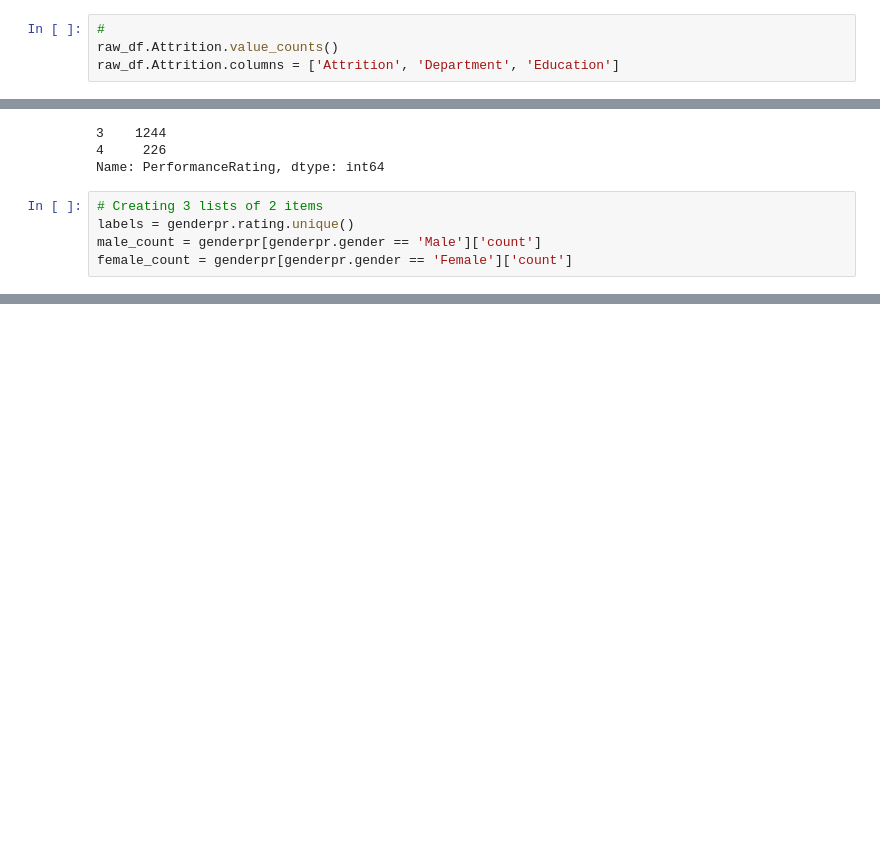
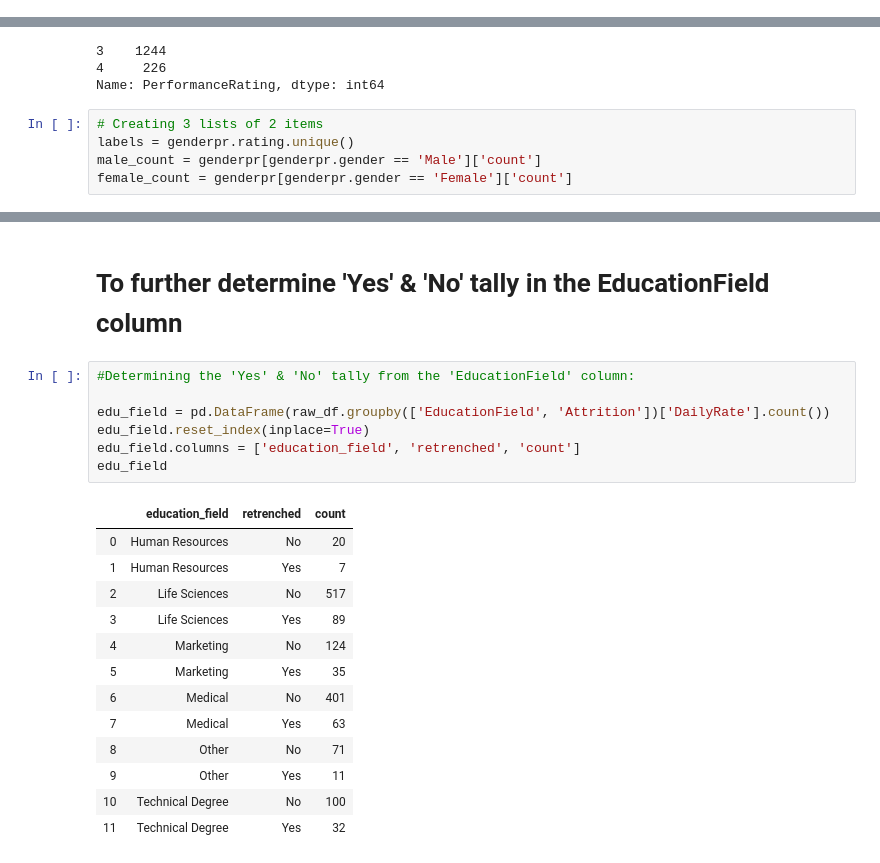
Before and after one commit to sarai-data-is-life/Project-1-Group-6, a Jupyter notebook: Data_Analysis_Uche.ipynb, the cells around one changed output, grey strips where cells are left out. Cells and saved outputs as stored; diff of their text form; blank space fills up the shorter version.

```diff
--- a/Data_Analysis_Uche.ipynb
+++ b/Data_Analysis_Uche.ipynb
@@ -54,4 +23,0 @@ Index(['Age', 'Attrition', 'BusinessTravel', 'DailyRate', 'Department',
-# %%
-#
-raw_df.Attrition.value_counts()
-raw_df.Attrition.columns = ['Attrition', 'Department', 'Education']
@@ -131,0 +230,23 @@ plt.show()
+# %% [markdown]
+# To further determine 'Yes' & 'No' tally in the EducationField column
+# %%
+#Determining the 'Yes' & 'No' tally from the 'EducationField' column:
+
+edu_field = pd.DataFrame(raw_df.groupby(['EducationField', 'Attrition'])['DailyRate'].count())
+edu_field.reset_index(inplace=True)
+edu_field.columns = ['education_field', 'retrenched', 'count']
+edu_field
+# %% [output]
+|  | education_field | retrenched | count |
+| 0 | Human Resources | No | 20 |
+| 1 | Human Resources | Yes | 7 |
+| 2 | Life Sciences | No | 517 |
+| 3 | Life Sciences | Yes | 89 |
+| 4 | Marketing | No | 124 |
+| 5 | Marketing | Yes | 35 |
+| 6 | Medical | No | 401 |
+| 7 | Medical | Yes | 63 |
+| 8 | Other | No | 71 |
+| 9 | Other | Yes | 11 |
+| 10 | Technical Degree | No | 100 |
+| 11 | Technical Degree | Yes | 32 |
```
Also changed, not shown: parts of 29 cells of this notebook, 2 other files.
